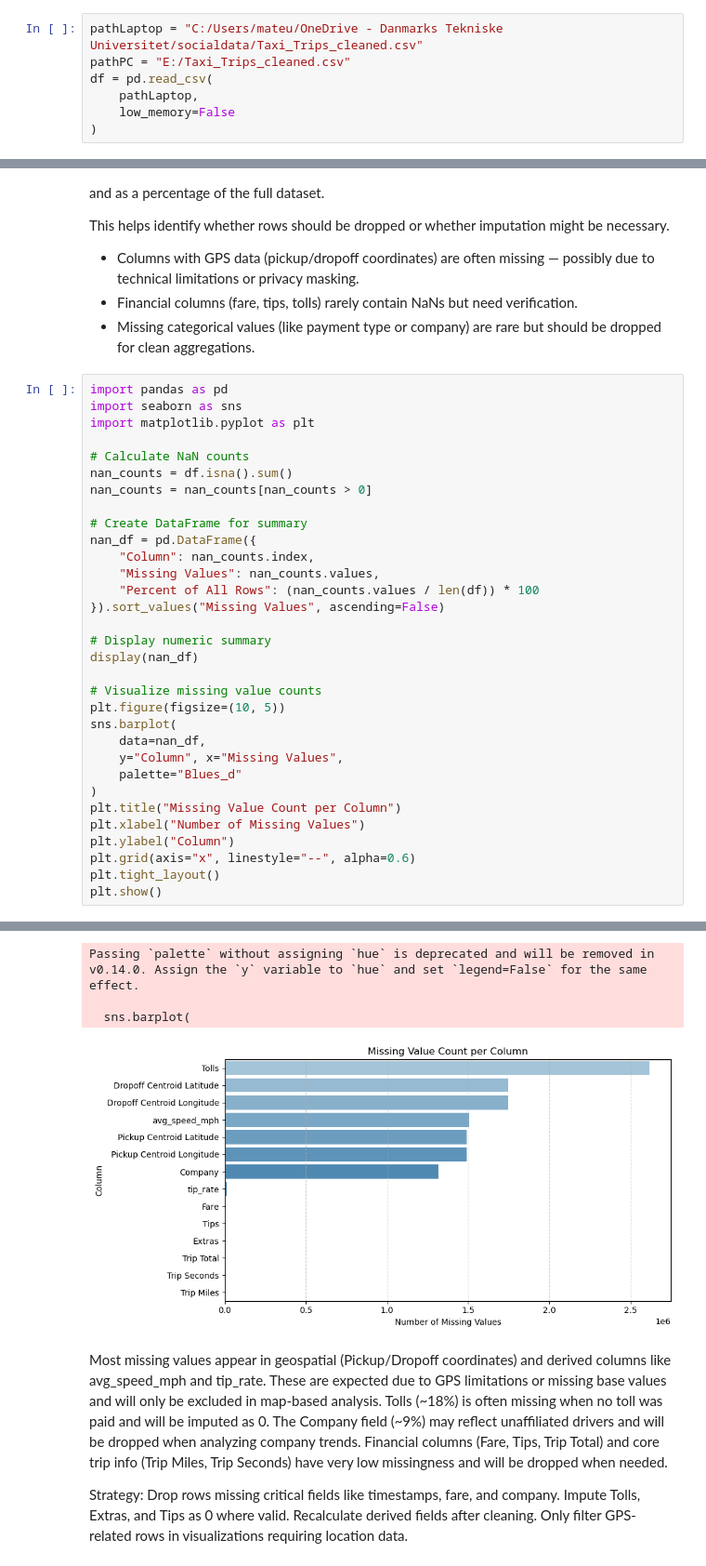
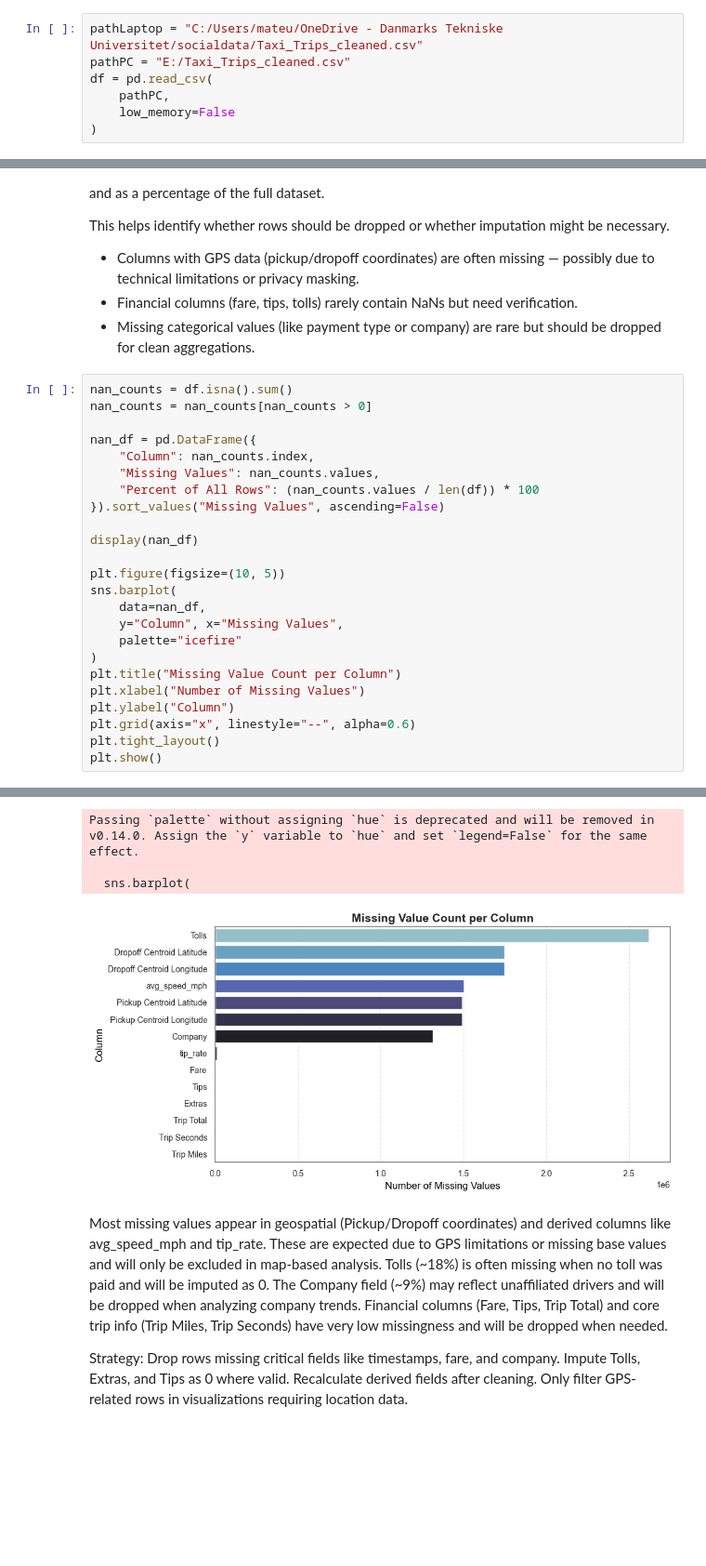
Before and after one commit to ham222/socialdata, a Jupyter notebook: social.ipynb, the cells around one changed output, grey strips where cells are left out. Shown at 93% size. Saved outputs shown, nothing was run; the diff lists cells and outputs as text; blank space fills up the shorter version.

```diff
--- a/social.ipynb
+++ b/social.ipynb
@@ -45,7 +82,7 @@ https://data.cityofchicago.org/Transportation/Taxi-Trips-2013-2023-/wrvz-psew/ab
 pathLaptop = "C:/Users/mateu/OneDrive - Danmarks Tekniske Universitet/socialdata/Taxi_Trips_cleaned.csv"
 pathPC = "E:/Taxi_Trips_cleaned.csv"
 df = pd.read_csv(
-    pathLaptop,
+    pathPC,
     low_memory=False
 )
 # %% [markdown]
@@ -249,30 +287,22 @@ This helps identify whether rows should be dropped or whether imputation might b
 - Financial columns (fare, tips, tolls) rarely contain NaNs but need verification.
 - Missing categorical values (like payment type or company) are rare but should be dropped for clean aggregations.
 # %%
-import pandas as pd
-import seaborn as sns
-import matplotlib.pyplot as plt
-
-# Calculate NaN counts
 nan_counts = df.isna().sum()
 nan_counts = nan_counts[nan_counts > 0]
 
-# Create DataFrame for summary
 nan_df = pd.DataFrame({
     "Column": nan_counts.index,
     "Missing Values": nan_counts.values,
     "Percent of All Rows": (nan_counts.values / len(df)) * 100
 }).sort_values("Missing Values", ascending=False)
 
-# Display numeric summary
 display(nan_df)
 
-# Visualize missing value counts
 plt.figure(figsize=(10, 5))
 sns.barplot(
     data=nan_df,
     y="Column", x="Missing Values",
-    palette="Blues_d"
+    palette="icefire"
 )
 plt.title("Missing Value Count per Column")
 plt.xlabel("Number of Missing Values")
@@ -299,7 +329,7 @@ plt.show()
 Passing `palette` without assigning `hue` is deprecated and will be removed in v0.14.0. Assign the `y` variable to `hue` and set `legend=False` for the same effect.
 
   sns.barplot(
-[figure, old version]
+[figure, new version]
 # %% [markdown]
 Most missing values appear in geospatial (Pickup/Dropoff coordinates) and derived columns like avg_speed_mph and tip_rate. These are expected due to GPS limitations or missing base values and will only be excluded in map-based analysis. Tolls (~18%) is often missing when no toll was paid and will be imputed as 0. The Company field (~9%) may reflect unaffiliated drivers and will be dropped when analyzing company trends. Financial columns (Fare, Tips, Trip Total) and core trip info (Trip Miles, Trip Seconds) have very low missingness and will be dropped when needed.
 
```
Also changed, not shown: parts of 35 cells of this notebook.
